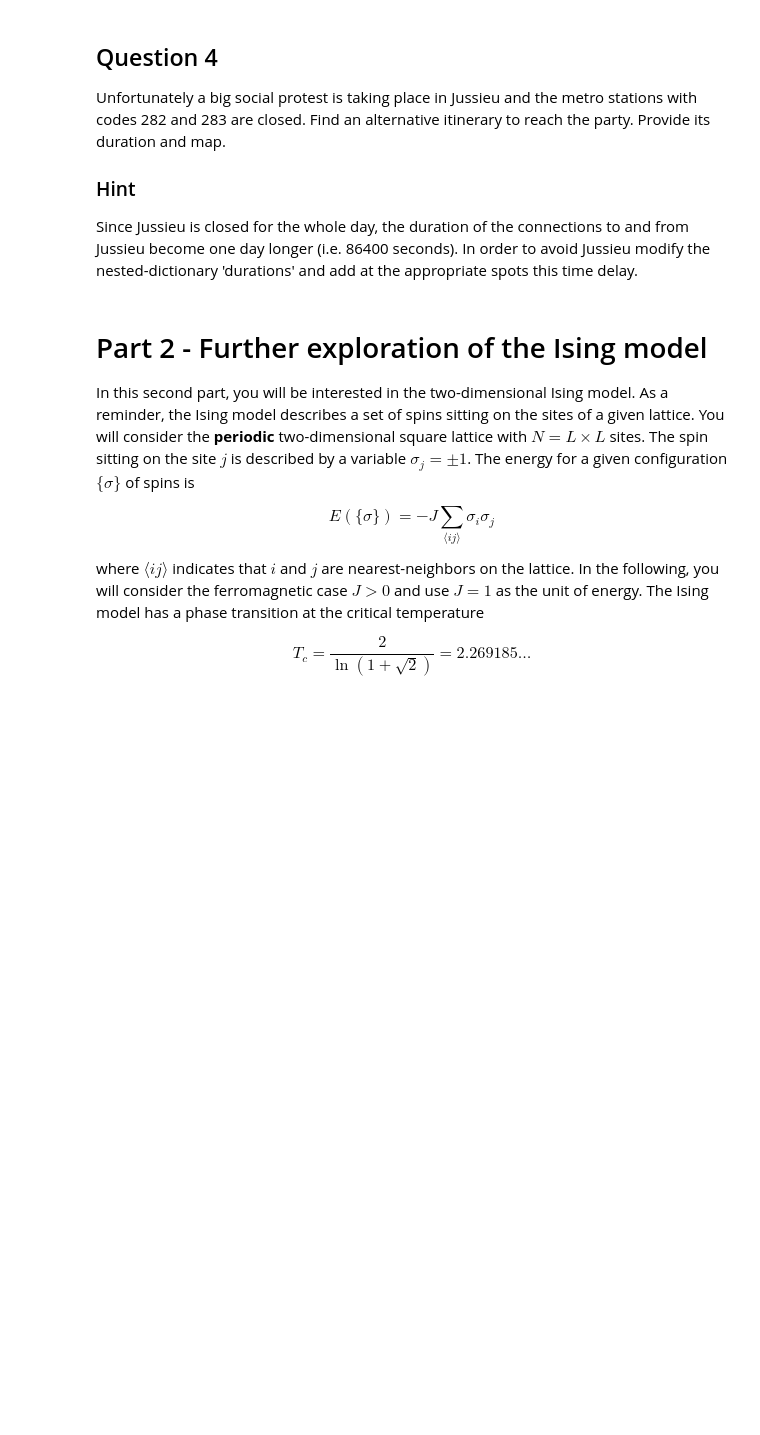
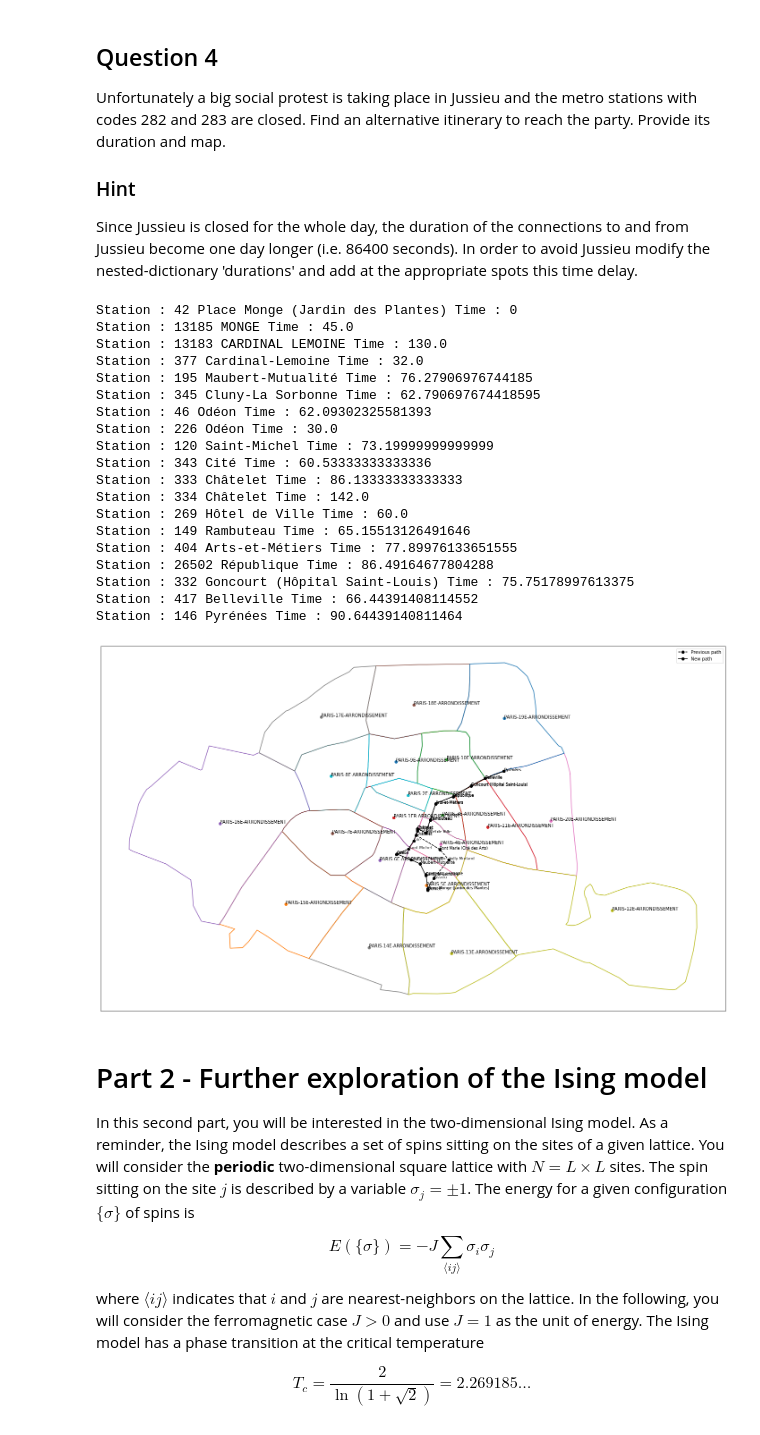
Before and after one commit to LudovicBrvdy/CoDaDri, a Jupyter notebook: HW2/HW2.ipynb, the cells around one changed output. Drawn from its saved outputs; the diff is of its cells as text; code cells hidden in the pictures; blank space fills up the shorter version.

```diff
--- a/HW2/HW2.ipynb
+++ b/HW2/HW2.ipynb
@@ -131,3 +141,10 @@ border = [source]
 ## Question 1
 
 After the Friday lesson you have been invited to a party held at 358 rue de Pyrénées. The closest metro station is *Pyrénées* (with code 146). From 24 rue Lhomond the closest metro station is *Place Monge - Jardin des Plantes* (with code 42). Compute the minimal duration of the trip to reach the party.
+# %%
+source = 42
+target = 146
+
+dur_src, previous_node = dijkstra(net, durations, 42)
+min_duration = dur_src[target]
+print("Time :", min_duration)
@@ -175,6 +235,73 @@ Unfortunately a big social protest is taking place in Jussieu and the metro stat
 
 ### Hint
 Since Jussieu is closed for the whole day, the duration of the connections to and from Jussieu become one day longer (i.e. 86400 seconds). In order to avoid Jussieu modify the nested-dictionary 'durations' and add at the appropriate spots this time delay.
+# %%
+def take_more_time(dur, delay):
+    dur = {x: delay + dur[x] for x in dur}
+    return dur
+
+durations_bis = durations.copy()
+durations_bis[282] = take_more_time(durations_bis[282], 86400)
+durations_bis[283] = take_more_time(durations_bis[283], 86400)
+
+dur_src_b, previous_node_b = dijkstra(net, durations_bis, source)
+# %%
+path_b, inter = build_path(source, target, dur_src_b, previous_node_b)
+for i, station in enumerate(path_b):
+    print("Station :", station, station_name(station), "Time :", inter[i])
+
+#the variables coords and arr_names have been generated in the 'Data loading/Map data preparation' section.
+fig, ax = plt.subplots(figsize=(25,15))
+for idx,coord in enumerate(coords):
+    #plots the perimeter
+    plt.plot(coord[:,0],coord[:,1])
+    #centroid of the arrondissement
+    x_avg = np.mean(coord[:,0])
+    y_avg = np.mean(coord[:,1])
+    #adds a text and a bullet at the centroid of the arr.
+    plt.text(x_avg,y_avg,arr_names[idx])
+
+    plt.scatter(x_avg,y_avg)
+
+station_coords = []
+for station in path:
+    station_coords.append(station_position(station))
+    plt.text(station_coords[-1][0], station_coords[-1][1], station_name(station), fontsize='small')
+tab = np.array(station_coords)
+plt.plot(tab[:, 0], tab[:, 1], '--o', color='black', label="Previous path")
+
+station_coords = []
+for station in path_b:
+    station_coords.append(station_position(station))
+    plt.text(station_coords[-1][0], station_coords[-1][1], station_name(station), fontsize='small')
+tab = np.array(station_coords)
+plt.plot(tab[:, 0], tab[:, 1], '-o', color='black', label="New path")
+
+plt.legend()
+plt.xticks([])
+plt.yticks([])
+plt.show()
+# %% [output]
+Station : 42 Place Monge (Jardin des Plantes) Time : 0
+Station : 13185 MONGE Time : 45.0
+Station : 13183 CARDINAL LEMOINE Time : 130.0
+Station : 377 Cardinal-Lemoine Time : 32.0
+Station : 195 Maubert-Mutualité Time : 76.27906976744185
+Station : 345 Cluny-La Sorbonne Time : 62.790697674418595
+Station : 46 Odéon Time : 62.09302325581393
+Station : 226 Odéon Time : 30.0
+Station : 120 Saint-Michel Time : 73.19999999999999
+Station : 343 Cité Time : 60.53333333333336
+Station : 333 Châtelet Time : 86.13333333333333
+Station : 334 Châtelet Time : 142.0
+Station : 269 Hôtel de Ville Time : 60.0
+Station : 149 Rambuteau Time : 65.15513126491646
+Station : 404 Arts-et-Métiers Time : 77.89976133651555
+Station : 26502 République Time : 86.49164677804288
+Station : 332 Goncourt (Hôpital Saint-Louis) Time : 75.75178997613375
+Station : 417 Belleville Time : 66.44391408114552
+Station : 146 Pyrénées Time : 90.64439140811464
+[figure, added]
 # %% [markdown]
 # Part 2 - Further exploration of the Ising model
 
```
Also changed, not shown: parts of 13 cells of this notebook, 1 other file.
